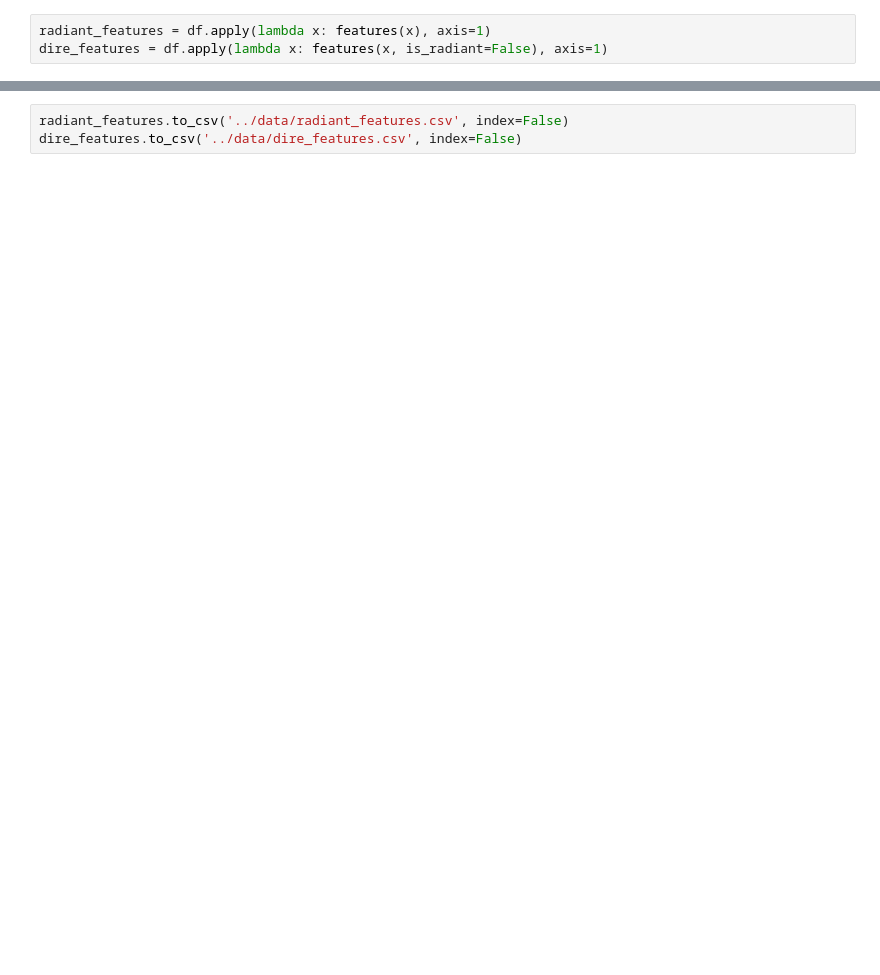
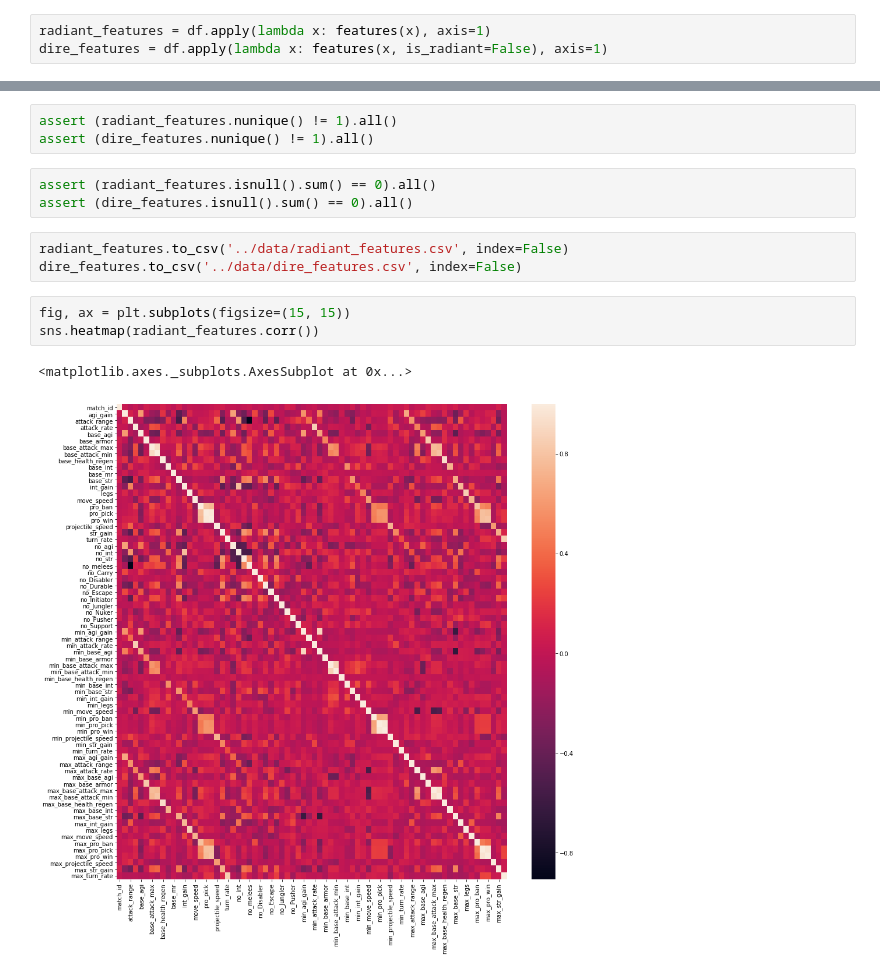
Before and after one commit to hardianlawi/dota2-match-prediction, a Jupyter notebook: notebooks/Feature Engineering.ipynb, the cells around one changed output, grey strips where cells are left out. Drawn from its saved outputs; the diff is of its cells as text; blank space fills up the shorter version.

```diff
--- a/notebooks/Feature Engineering.ipynb
+++ b/notebooks/Feature Engineering.ipynb
@@ -207,3 +204,15 @@ dtype: int64
+# %%
+assert (radiant_features.nunique() != 1).all()
+assert (dire_features.nunique() != 1).all()
+# %%
+assert (radiant_features.isnull().sum() == 0).all()
+assert (dire_features.isnull().sum() == 0).all()
 # %%
 radiant_features.to_csv('../data/radiant_features.csv', index=False)
 dire_features.to_csv('../data/dire_features.csv', index=False)
+# %%
+fig, ax = plt.subplots(figsize=(15, 15))
+sns.heatmap(radiant_features.corr())
+# %% [output]
+<matplotlib.axes._subplots.AxesSubplot at 0x...>
+[figure, added]
```
Also changed, not shown: parts of 7 cells of this notebook, 13 other files.
